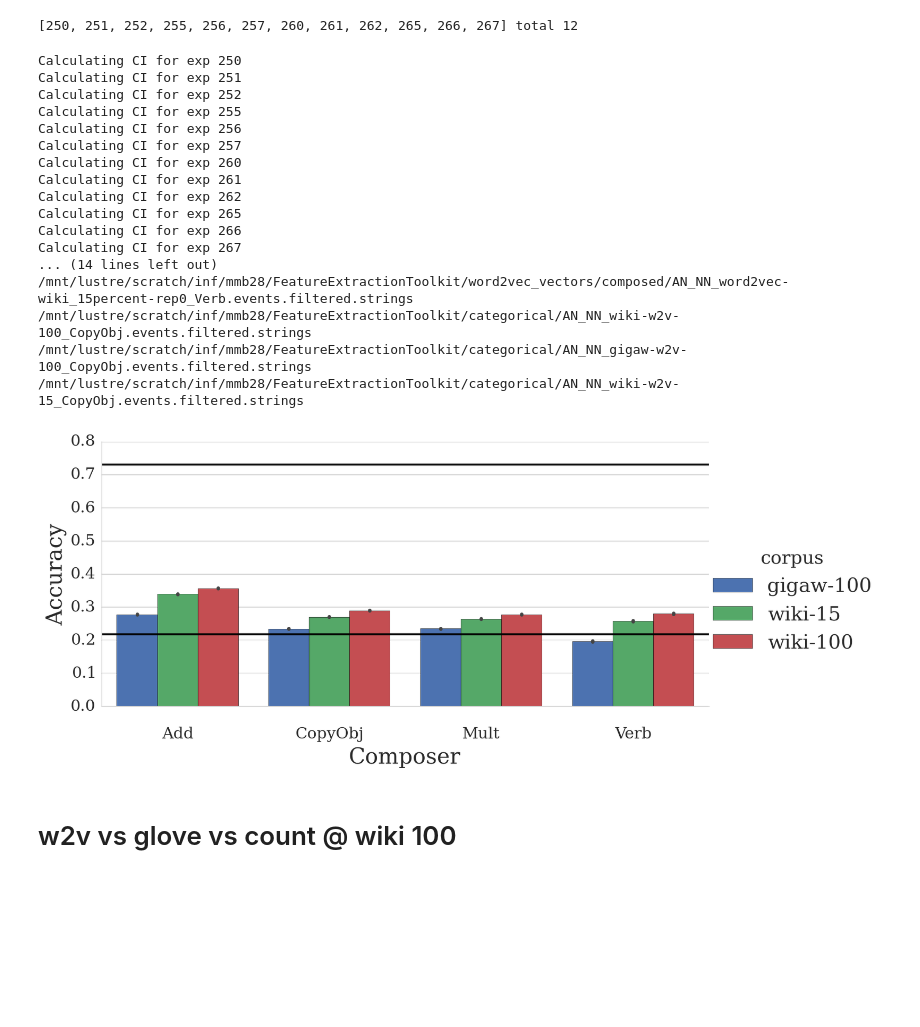
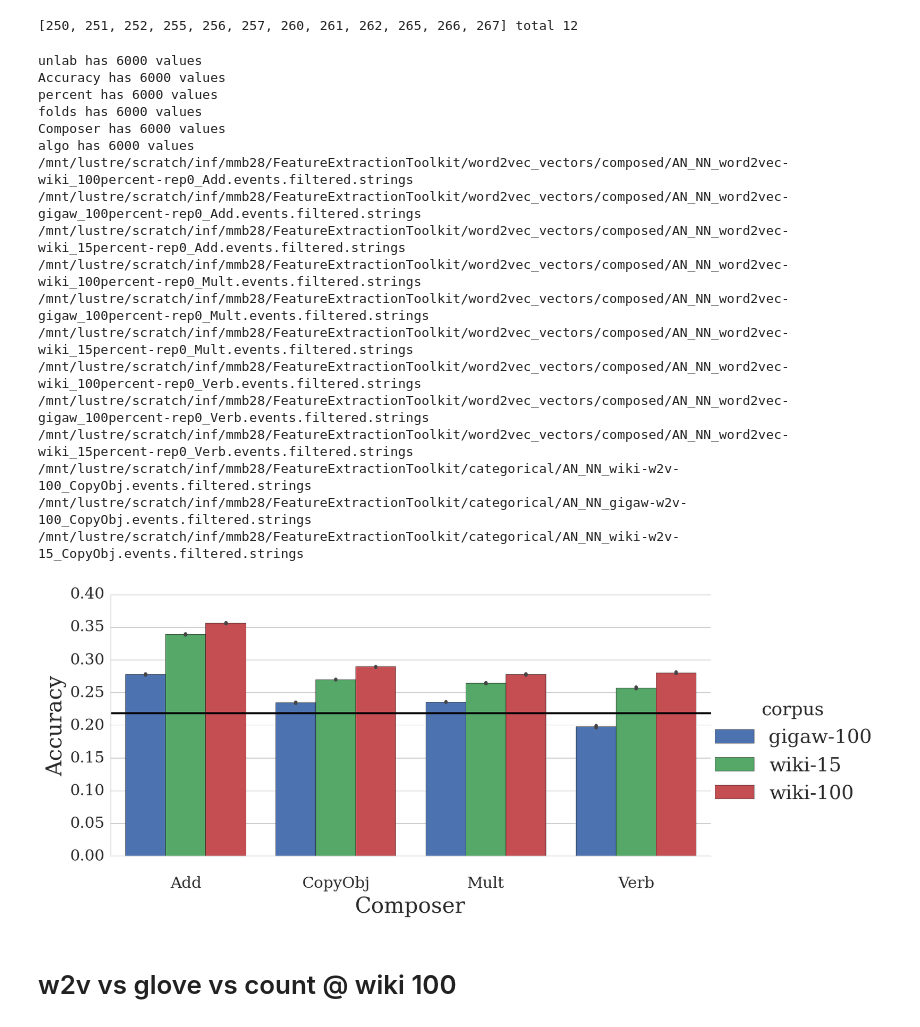
Before and after one commit to mbatchkarov/ExpLosion, a Jupyter notebook: notebooks/verb_phrases.ipynb, the cells around one changed output. Drawn from its saved outputs; the diff is of its cells as text; code cells hidden in the pictures; blank space fills up the shorter version.

```diff
--- a/notebooks/verb_phrases.ipynb
+++ b/notebooks/verb_phrases.ipynb
@@ -31,43 +31,44 @@ print(ids, 'total', len(ids))
 # %%
 fields = {  'unlab': 'expansions__vectors__unlabelled',
             'algo': 'expansions__vectors__algorithm',
             'Composer': 'expansions__vectors__composer',
              'percent': 'expansions__vectors__unlabelled_percentage'}
 df = dataframe_from_exp_ids(ids, fields)
 df['corpus'] = ['%s-%s'%(a,b) for a,b in zip(df.unlab, df.percent)]
 df.drop(['unlab', 'percent'], axis=1, inplace=True)
 
 g= sns.factorplot(y='Accuracy', x='Composer', hue='corpus',# col='unlab',
                   hue_order=sort_df_by(df, 'corpus'), aspect=2,
                    data=df, kind='bar');
 
 for ax in g.axes.flat:
     ax.axhline(random_vect_baseline(), c='k');
-    ax.axhline(nondistributional_baseline(**settings_of(ids[0])), c='k')
+#     ax.axhline(nondistributional_baseline(**settings_of(ids[0])), c='k')
 
 plt.savefig('plot-vps-corpus-size.pdf', format='pdf', dpi=300, bbox_inches='tight', pad_inches=0.1)
 
 for i in ids:
     print(Experiment.objects.get(id=i).expansions.vectors.path)
 # %% [output]
-Calculating CI for exp 250
-Calculating CI for exp 251
-Calculating CI for exp 252
-Calculating CI for exp 255
-Calculating CI for exp 256
-Calculating CI for exp 257
-Calculating CI for exp 260
-Calculating CI for exp 261
-Calculating CI for exp 262
-Calculating CI for exp 265
-Calculating CI for exp 266
-Calculating CI for exp 267
-... (14 lines left out)
+unlab has 6000 values
+Accuracy has 6000 values
+percent has 6000 values
+folds has 6000 values
+Composer has 6000 values
+algo has 6000 values
+/mnt/lustre/scratch/inf/mmb28/FeatureExtractionToolkit/word2vec_vectors/composed/AN_NN_word2vec-wiki_100percent-rep0_Add.events.filtered.strings
+/mnt/lustre/scratch/inf/mmb28/FeatureExtractionToolkit/word2vec_vectors/composed/AN_NN_word2vec-gigaw_100percent-rep0_Add.events.filtered.strings
+/mnt/lustre/scratch/inf/mmb28/FeatureExtractionToolkit/word2vec_vectors/composed/AN_NN_word2vec-wiki_15percent-rep0_Add.events.filtered.strings
+/mnt/lustre/scratch/inf/mmb28/FeatureExtractionToolkit/word2vec_vectors/composed/AN_NN_word2vec-wiki_100percent-rep0_Mult.events.filtered.strings
+/mnt/lustre/scratch/inf/mmb28/FeatureExtractionToolkit/word2vec_vectors/composed/AN_NN_word2vec-gigaw_100percent-rep0_Mult.events.filtered.strings
+/mnt/lustre/scratch/inf/mmb28/FeatureExtractionToolkit/word2vec_vectors/composed/AN_NN_word2vec-wiki_15percent-rep0_Mult.events.filtered.strings
+/mnt/lustre/scratch/inf/mmb28/FeatureExtractionToolkit/word2vec_vectors/composed/AN_NN_word2vec-wiki_100percent-rep0_Verb.events.filtered.strings
+/mnt/lustre/scratch/inf/mmb28/FeatureExtractionToolkit/word2vec_vectors/composed/AN_NN_word2vec-gigaw_100percent-rep0_Verb.events.filtered.strings
 /mnt/lustre/scratch/inf/mmb28/FeatureExtractionToolkit/word2vec_vectors/composed/AN_NN_word2vec-wiki_15percent-rep0_Verb.events.filtered.strings
 /mnt/lustre/scratch/inf/mmb28/FeatureExtractionToolkit/categorical/AN_NN_wiki-w2v-100_CopyObj.events.filtered.strings
 /mnt/lustre/scratch/inf/mmb28/FeatureExtractionToolkit/categorical/AN_NN_gigaw-w2v-100_CopyObj.events.filtered.strings
 /mnt/lustre/scratch/inf/mmb28/FeatureExtractionToolkit/categorical/AN_NN_wiki-w2v-15_CopyObj.events.filtered.strings
-[figure, old version]
+[figure, new version]
 # %% [markdown]
 # w2v vs glove vs count @ wiki 100
 # %%
```
Also changed, not shown: parts of 2 cells of this notebook, 3 other files.
